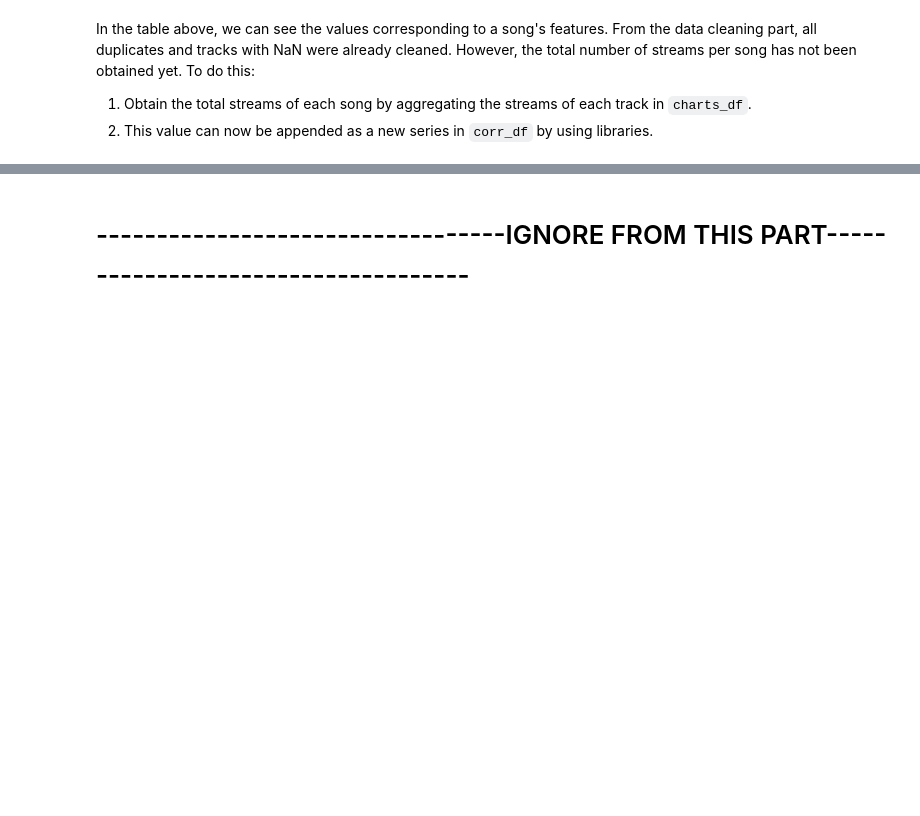
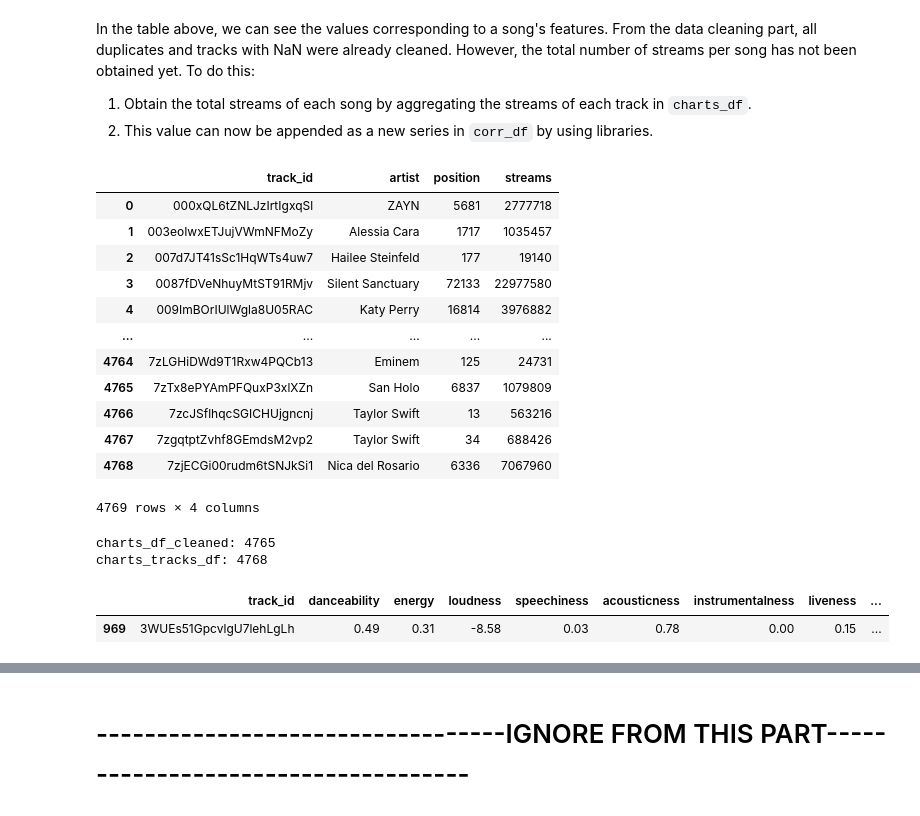
Before and after one commit to ADichoso/CSMODEL-Project-XX22-G1, a Jupyter notebook: SpotifyDataset.ipynb, the cells around one changed output, grey strips where cells are left out. Saved outputs shown, nothing was run; the diff lists cells and outputs as text; code cells hidden in the pictures; blank space fills up the shorter version.

```diff
--- a/SpotifyDataset.ipynb
+++ b/SpotifyDataset.ipynb
@@ -587,3 +567,28 @@ In the table above, we can see the values corresponding to a song's features. Fr
 
 1. Obtain the total streams of each song by aggregating the streams of each track in `charts_df`.
 2. This value can now be appended as a new series in `corr_df` by using libraries.
+# %%
+#sum the streams of the same track_id, delete the duplicates
+charts_df_cleaned = charts_df.groupby(['track_id', 'artist']).sum().reset_index()
+charts_df_cleaned
+# %% [output]
+|  | track_id | artist | position | streams |
+| 0 | 000xQL6tZNLJzIrtIgxqSl | ZAYN | 5681 | 2777718 |
+| 1 | 003eoIwxETJujVWmNFMoZy | Alessia Cara | 1717 | 1035457 |
+| 2 | 007d7JT41sSc1HqWTs4uw7 | Hailee Steinfeld | 177 | 19140 |
+| 3 | 0087fDVeNhuyMtST91RMjv | Silent Sanctuary | 72133 | 22977580 |
+| 4 | 009ImBOrIUlWgla8U05RAC | Katy Perry | 16814 | 3976882 |
+| ... | ... | ... | ... | ... |
+| 4764 | 7zLGHiDWd9T1Rxw4PQCb13 | Eminem | 125 | 24731 |
+| 4765 | 7zTx8ePYAmPFQuxP3xlXZn | San Holo | 6837 | 1079809 |
+| 4766 | 7zcJSflhqcSGICHUjgncnj | Taylor Swift | 13 | 563216 |
+| 4767 | 7zgqtptZvhf8GEmdsM2vp2 | Taylor Swift | 34 | 688426 |
+| 4768 | 7zjECGi00rudm6tSNJkSi1 | Nica del Rosario | 6336 | 7067960 |
+4769 rows × 4 columns
+# %%
+#check the unique ids of both dataframes
+print("charts_df_cleaned: " + str(charts_df_cleaned['track_id'].nunique()))
+print("charts_tracks_df: " + str(charts_tracks_df['track_id'].nunique()))
+# %% [output]
+charts_df_cleaned: 4765
+charts_tracks_df: 4768
@@ -589,0 +601,5 @@ In the table above, we can see the values corresponding to a song's features. Fr
+# %%
+corr_df.sort_values(by=['streams'], ascending=True).tail(1)
+# %% [output]
+|  | track_id | danceability | energy | loudness | speechiness | acousticness | instrumentalness | liveness | ... |
+| 969 | 3WUEs51GpcvlgU7lehLgLh | 0.49 | 0.31 | -8.58 | 0.03 | 0.78 | 0.00 | 0.15 | ... |
```
Also changed, not shown: parts of 16 cells of this notebook.
